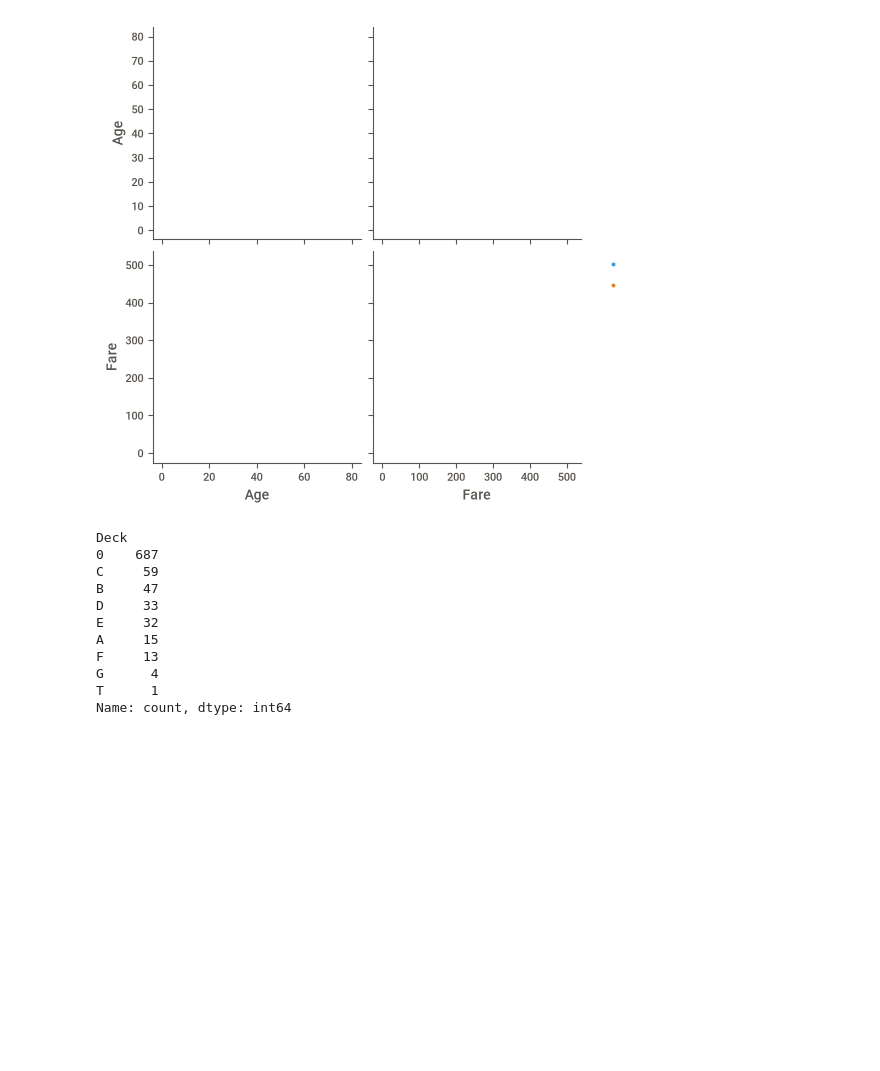
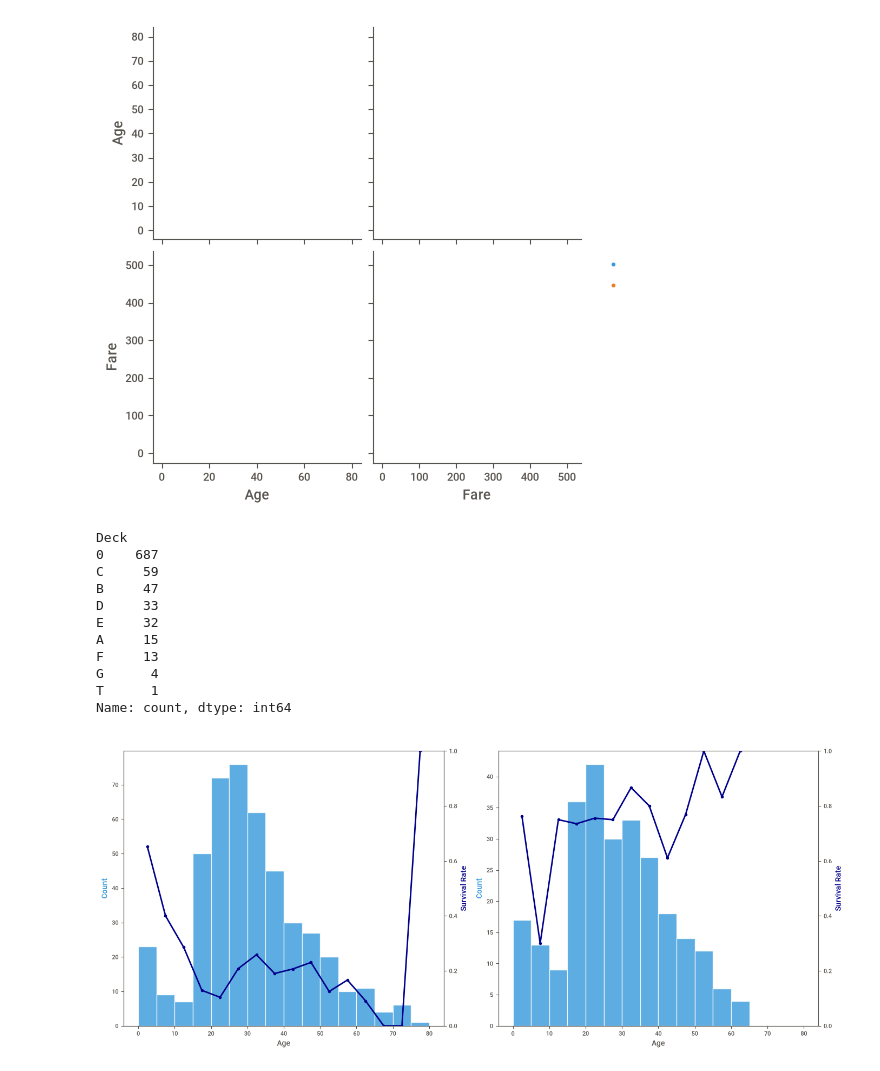
Before and after one commit to SirHelpMePlease/Kaggle_Titanic, a Jupyter notebook: EDA.ipynb, the cells around one changed output. Cells and saved outputs as stored; diff of their text form; code cells hidden in the pictures; blank space fills up the shorter version.

```diff
--- a/EDA.ipynb
+++ b/EDA.ipynb
@@ -157,3 +157,33 @@ F     13
 G      4
 T      1
 Name: count, dtype: int64
+# %%
+fig, axes = plt.subplots(1, 2, figsize=(14, 6), sharey=False)
+bins = np.arange(0, 85, 5)
+
+for ax, sex in zip(axes, ['male', 'female']):
+    subset = train[train['Sex'] == sex]
+
+    # Histogramm (linke Y-Achse)
+    ax.hist(subset['Age'].dropna(), bins=bins, color='#3498db',
+            edgecolor='white', alpha=0.8)
+    ax.set_xlabel('Age')
+    ax.set_ylabel('Count', color='#3498db')
+    ax.set_title(f'Age-Verteilung: {sex}')
+
+    # Survival-Rate pro Bin (rechte Y-Achse)
+    ax2 = ax.twinx()
+    subset = subset.copy()
+    subset['AgeBin'] = pd.cut(subset['Age'], bins=bins)
+    survival_rate = subset.groupby('AgeBin')['Survived'].mean()
+    bin_centers = bins[:-1] + 2.5  # Mitte jedes Bins für die Linie
+
+    ax2.plot(bin_centers[:len(survival_rate)], survival_rate.values,
+              color='darkblue', marker='o', linewidth=2)
+    ax2.set_ylabel('Survival Rate', color='darkblue')
+    ax2.set_ylim(0, 1)
+
+plt.tight_layout()
+plt.show()
+# %% [output]
+[figure, added]
```
Also changed, not shown: parts of 1 cell of this notebook, 2 other files.
